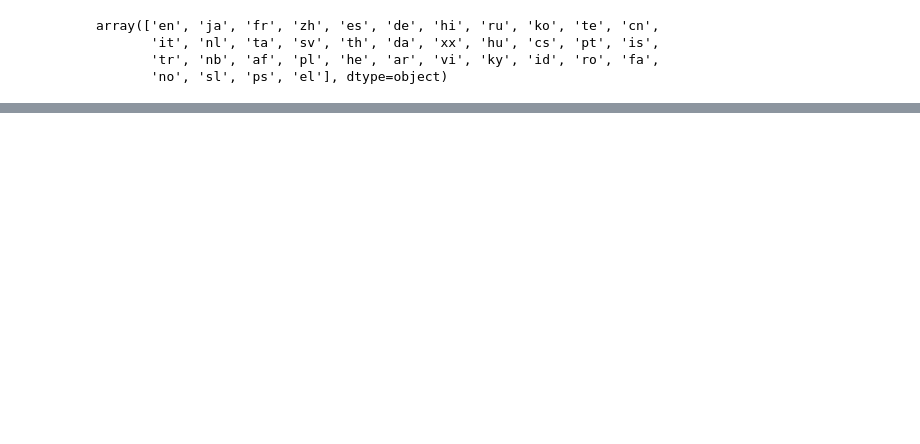
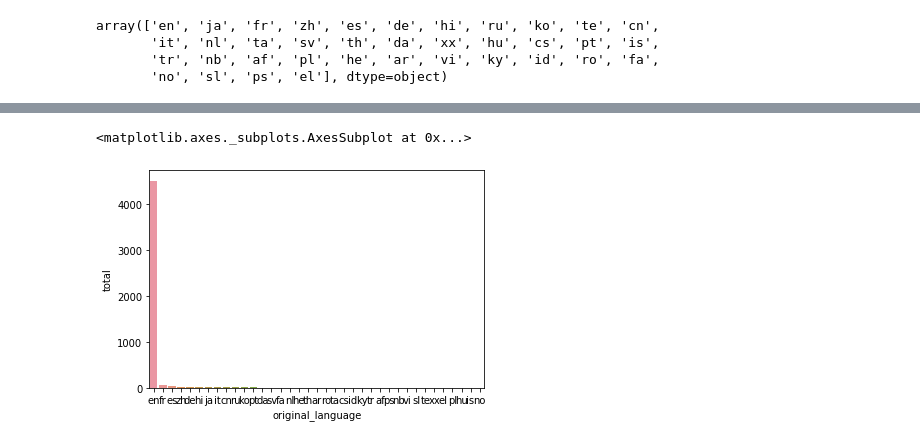
Before and after one commit to rsousadev/DataScienceIntro, a Jupyter notebook: Introdução_a_Data_Science.ipynb, the cells around one changed output, grey strips where cells are left out. Drawn from its saved outputs; the diff is of its cells as text; code cells hidden in the pictures; blank space fills up the shorter version.

```diff
--- a/Introdução_a_Data_Science.ipynb
+++ b/Introdução_a_Data_Science.ipynb
@@ -181,3 +181,7 @@ array(['en', 'ja', 'fr', 'zh', 'es', 'de', 'hi', 'ru', 'ko', 'te', 'cn',
        'it', 'nl', 'ta', 'sv', 'th', 'da', 'xx', 'hu', 'cs', 'pt', 'is',
        'tr', 'nb', 'af', 'pl', 'he', 'ar', 'vi', 'ky', 'id', 'ro', 'fa',
        'no', 'sl', 'ps', 'el'], dtype=object)
+# %%
+count_language = tmdb['original_language'].value_counts().to_frame().reset_index()
+count_language.columns = ['original_language', 'total']
+count_language.head()
@@ -183,0 +195,5 @@ array(['en', 'ja', 'fr', 'zh', 'es', 'de', 'hi', 'ru', 'ko', 'te', 'cn',
+# %%
+sns.barplot(x='original_language', y='total', data = count_language)
+# %% [output]
+<matplotlib.axes._subplots.AxesSubplot at 0x...>
+[figure, added]
```
Also changed, not shown: parts of 25 cells of this notebook.
